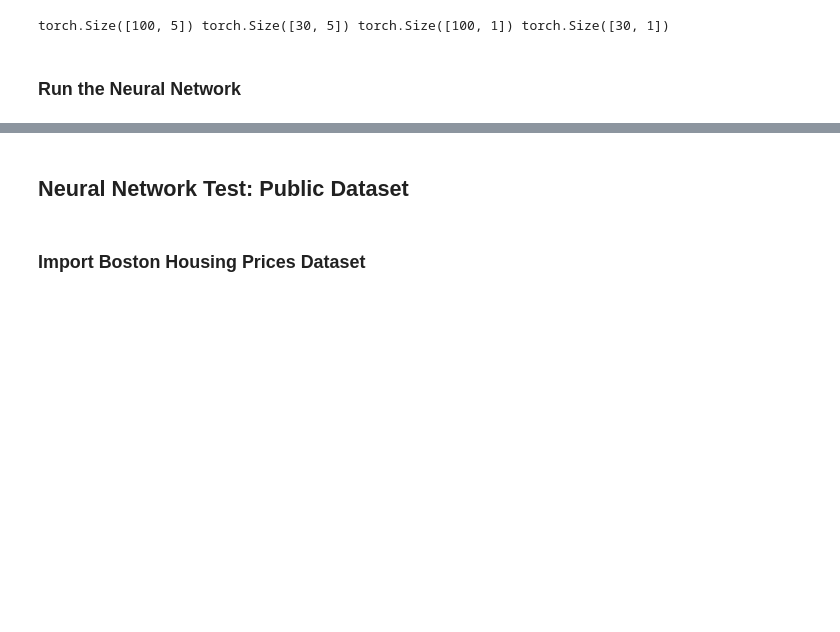
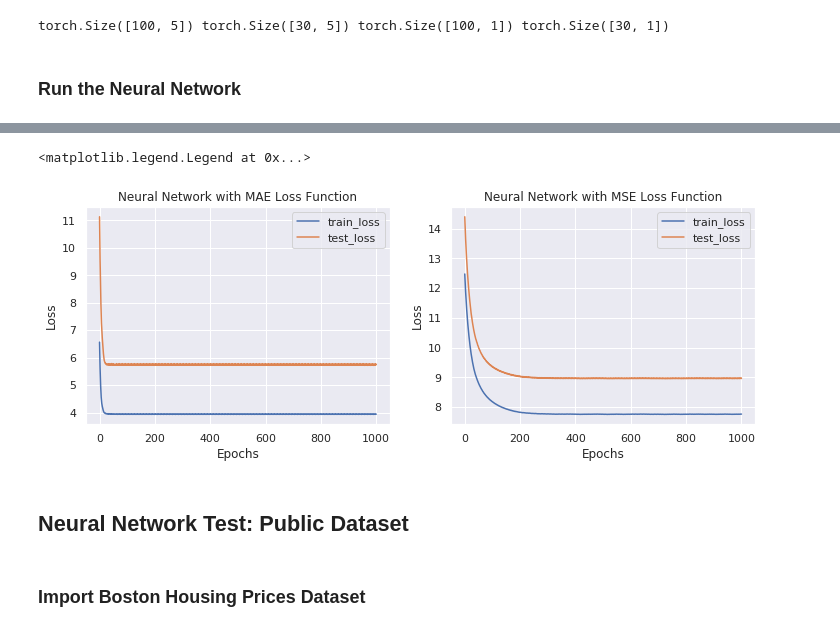
Before and after one commit to hueyning/DeepLearningTutorial, a Jupyter notebook: DL_Assignment_1.ipynb, the cells around one changed output, grey strips where cells are left out. Saved outputs shown, nothing was run; the diff lists cells and outputs as text; code cells hidden in the pictures; blank space fills up the shorter version.

```diff
--- a/DL_Assignment_1.ipynb
+++ b/DL_Assignment_1.ipynb
@@ -388,3 +392,47 @@ Test Loss: tensor(0.5501)
+# %%
+# define layer sizes
+input_s = X_train.size()[1]
+hidden_s = 10
+output_s = 1
+
+# initialize networks
+MAE_NN = NeuralNetwork(layers = torch.tensor([[input_s, hidden_s],[hidden_s, output_s]]),
+                   loss_func = absolute_error,
+                   active_func = relu,
+                   active_func_prime = relu_prime,
+                   alpha = 0.001)
+
+MSE_NN = NeuralNetwork(layers = torch.tensor([[input_s, hidden_s],[hidden_s, output_s]]),
+                   loss_func = square_error,
+                   active_func = relu,
+                   active_func_prime = relu_prime,
+                   alpha = 0.001)
+
+
+MAE_train_loss, MAE_test_loss = run_nn(MAE_NN, X_train, y_train, X_test, y_test, epochs = 1000)
+MSE_train_loss, MSE_test_loss = run_nn(MSE_NN, X_train, y_train, X_test, y_test, epochs = 1000)
+# %%
+plt.figure(figsize=(12, 4))
+
+epochs = 1000
+plt.subplot(1,2,1)
+plt.title('Neural Network with MAE Loss Function')
+plt.plot(np.linspace(0,epochs,epochs), MAE_train_loss, label='train_loss')
+plt.plot(np.linspace(0,epochs,epochs), MAE_test_loss, label='test_loss')
+plt.xlabel('Epochs')
+plt.ylabel('Loss')
+plt.legend()
+
+plt.subplot(1,2,2)
+plt.title('Neural Network with MSE Loss Function')
+plt.plot(np.linspace(0,epochs,epochs), MSE_train_loss, label='train_loss')
+plt.plot(np.linspace(0,epochs,epochs), MSE_test_loss, label='test_loss')
+plt.xlabel('Epochs')
+plt.ylabel('Loss')
+plt.legend()
+# %% [output]
+<matplotlib.legend.Legend at 0x...>
+[figure, added]
 # %% [markdown]
 ## Neural Network Test: Public Dataset
 # %% [markdown]
```
Also changed, not shown: parts of 17 cells of this notebook.
